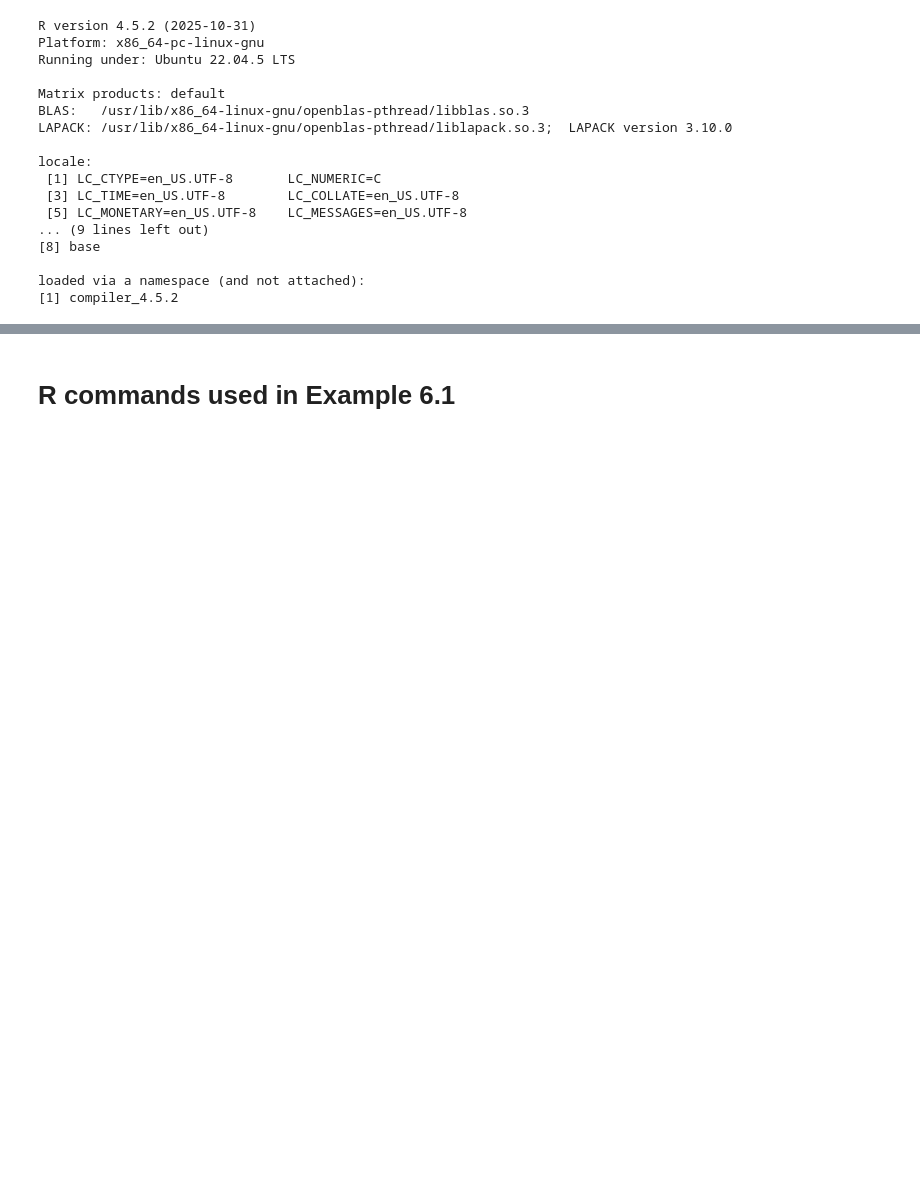
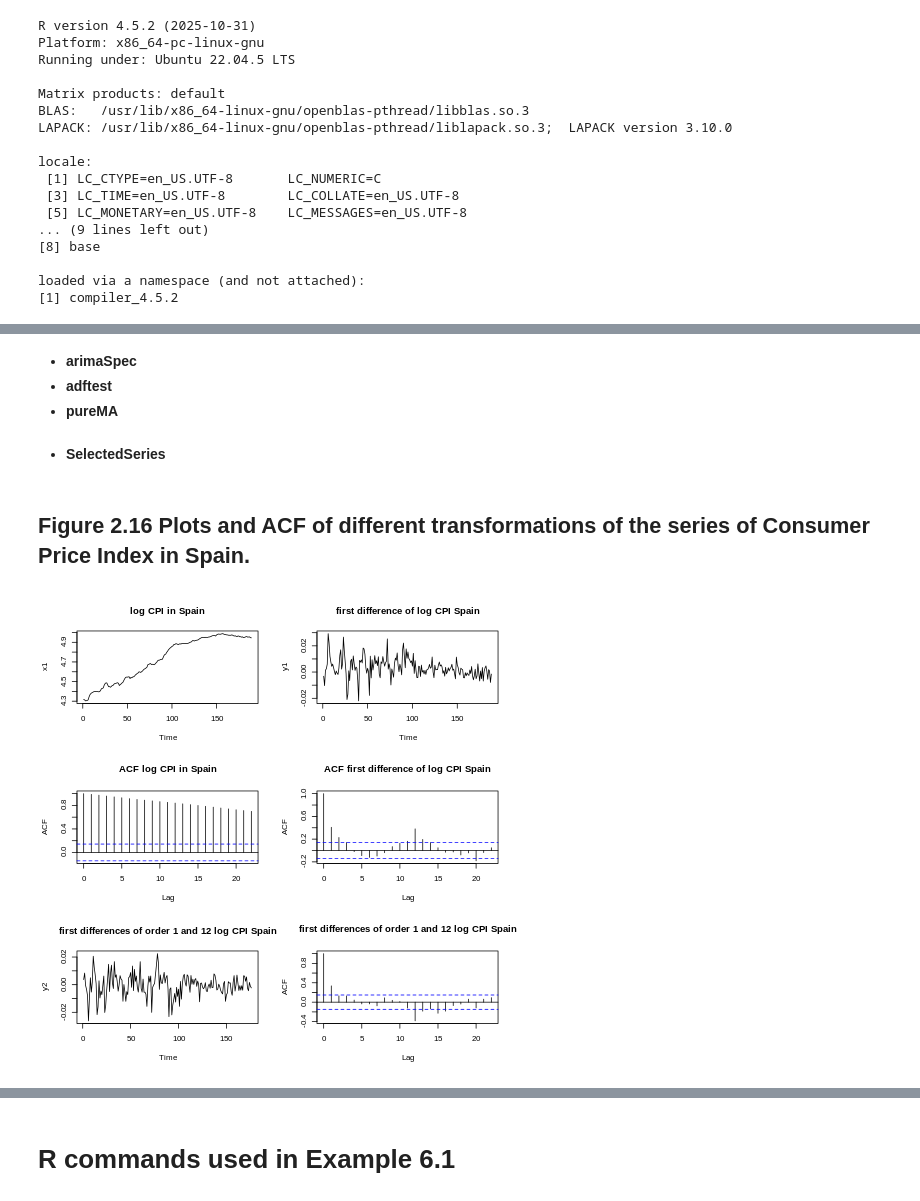
Before and after one commit to jofmorenore/TS_Climatic, a Jupyter notebook: R/Peña_&_Tsay_(2021)_Cap_6_DFM.ipynb, the cells around one changed output, grey strips where cells are left out. Cells and saved outputs as stored; diff of their text form; code cells hidden in the pictures; blank space fills up the shorter version.

```diff
--- a/R/Peña_&_Tsay_(2021)_Cap_6_DFM.ipynb
+++ b/R/Peña_&_Tsay_(2021)_Cap_6_DFM.ipynb
@@ -53,0 +439,4 @@ library(forecast)
+# %% [markdown]
++ **arimaSpec**
++ **adftest**
++ **pureMA**
@@ -53,0 +597,2 @@ library(forecast)
+# %% [markdown]
++ **SelectedSeries**
@@ -53,0 +641,17 @@ library(forecast)
+# %% [markdown]
+## Figure 2.16 Plots and ACF of different transformations of the series of Consumer Price Index in Spain.
+# %%
+%%R
+x0 <- read.csv2("CPIEurope2000-15.csv")
+x1=log(x0[,9])
+y1=diff(x1)
+par(mfrow=c(3,2))
+ts.plot(x1, main="log CPI in Spain")
+ts.plot(y1, main="first difference of log CPI Spain")
+acf(x1, main="ACF log CPI in Spain")
+acf(y1, main="ACF first difference of log CPI Spain")
+y2=diff(y1,lag=12)
+ts.plot(y2, main="first differences of order 1 and 12 log CPI Spain")
+acf(y2, main="first differences of order 1 and 12 log CPI Spain")
+# %% [output]
+[figure, added]
```
Also changed, not shown: parts of 42 cells of this notebook.
